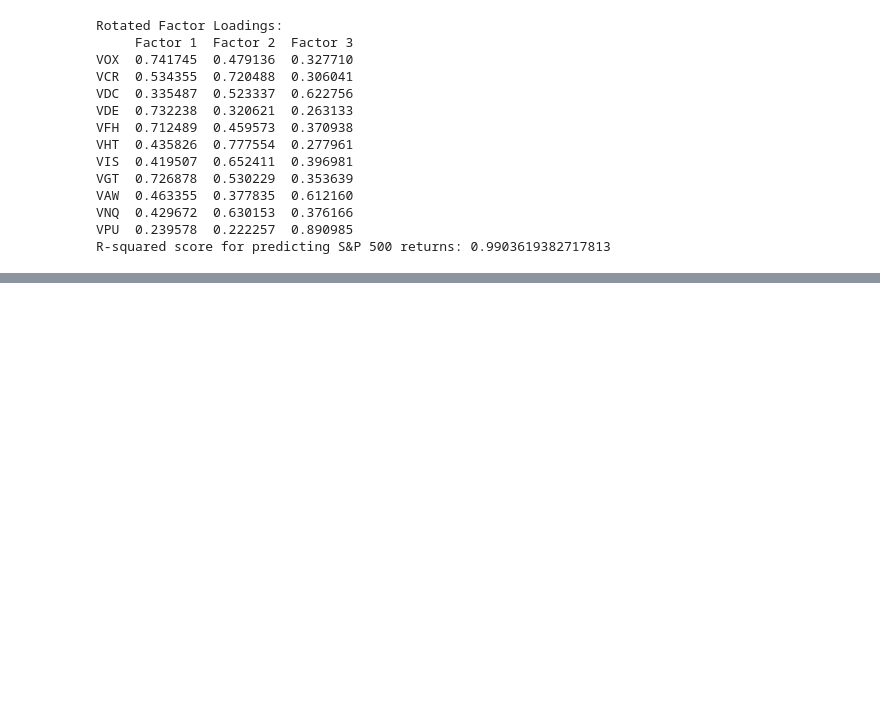
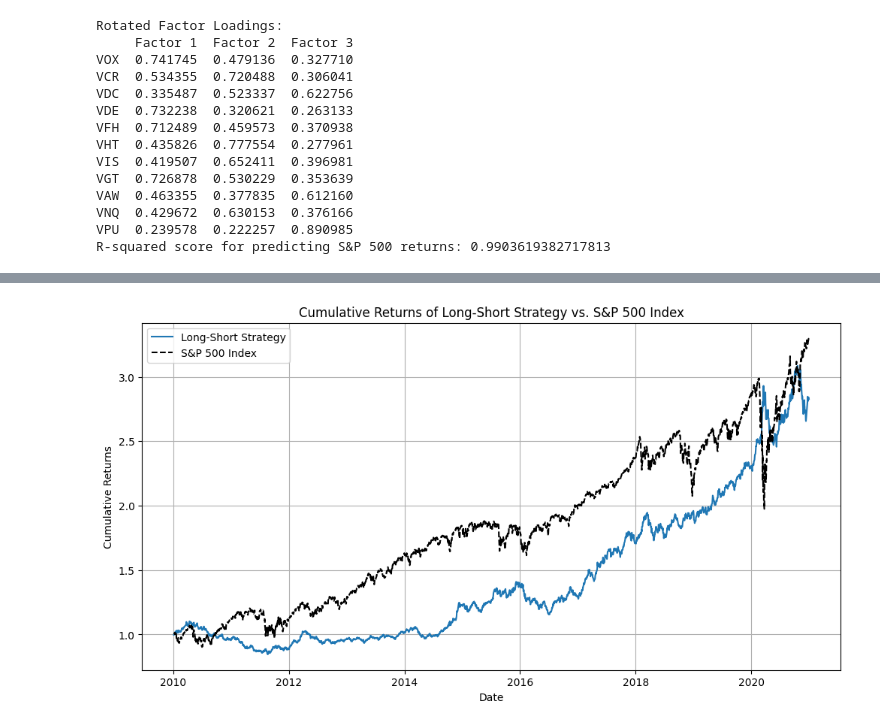
Before and after one commit to bs333/fe-670, a Jupyter notebook: FE670 - Homeworks/FE670 - Homework #1/FE670 - Homework #1.ipynb, the cells around one changed output, grey strips where cells are left out. Cells and saved outputs as stored; diff of their text form; code cells hidden in the pictures; blank space fills up the shorter version.

```diff
--- a/FE670 - Homeworks/FE670 - Homework #1/FE670 - Homework #1.ipynb
+++ b/FE670 - Homeworks/FE670 - Homework #1/FE670 - Homework #1.ipynb
@@ -585,0 +595,46 @@ R-squared score for predicting S&P 500 returns: 0.9903619382717813
+# %%
+# Get the factor loadings for the most important factor (e.g., Factor 1)
+most_important_factor_loadings = rotated_loadings[:, 0]
+
+# Sort the ETF symbols (sectors) based on the most important factor in descending order
+sorted_etf_symbols = [x for _, x in sorted(zip(most_important_factor_loadings, etf_symbols), reverse=True)]
+
+# Divide the sorted sectors into five buckets
+num_buckets = 5
+bucket_size = len(sorted_etf_symbols) // num_buckets
+buckets = [sorted_etf_symbols[i:i + bucket_size] for i in range(0, len(sorted_etf_symbols), bucket_size)]
+
+# Calculate the average return for each bucket
+bucket_returns = {}
+for i, bucket in enumerate(buckets):
+    bucket_returns[f'Bucket {i + 1}'] = etf_returns[bucket].mean(axis=1)
+
+# Long the best-performing bucket (highest average return)
+best_bucket = max(bucket_returns, key=lambda k: bucket_returns[k].mean())
+long_bucket_returns = bucket_returns[best_bucket]
+
+# Short the worst-performing bucket (lowest average return)
+worst_bucket = min(bucket_returns, key=lambda k: bucket_returns[k].mean())
+short_bucket_returns = bucket_returns[worst_bucket]
+
+# Calculate the returns of the long-short strategy
+long_short_strategy_returns = long_bucket_returns - short_bucket_returns
+
+# Calculate the cumulative returns of the strategy
+cumulative_strategy_returns = (1 + long_short_strategy_returns).cumprod()
+
+# Calculate the cumulative returns of the S&P 500 index
+cumulative_sp500_returns = (1 + sp500_returns).cumprod()
+
+# Plot the cumulative returns of the strategy and S&P 500 index
+plt.figure(figsize=(12, 6))
+plt.plot(long_short_strategy_returns.index, cumulative_strategy_returns, label='Long-Short Strategy')
+plt.plot(sp500_returns.index, cumulative_sp500_returns, label='S&P 500 Index', linestyle='--', color='black')
+plt.title('Cumulative Returns of Long-Short Strategy vs. S&P 500 Index')
+plt.xlabel('Date')
+plt.ylabel('Cumulative Returns')
+plt.legend()
+plt.grid(True)
+plt.show()
+# %% [output]
+[figure, added]
```
Also changed, not shown: parts of 2 cells of this notebook.
